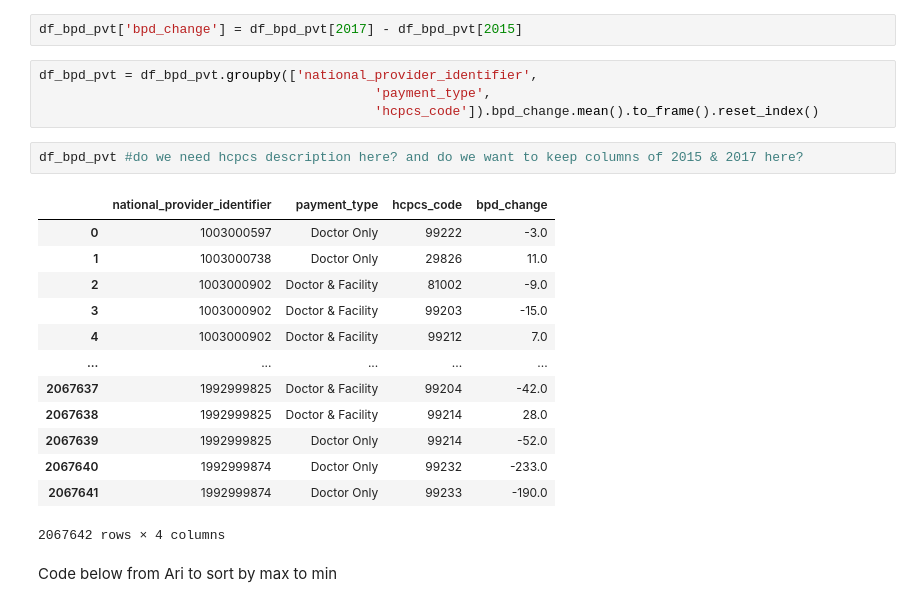
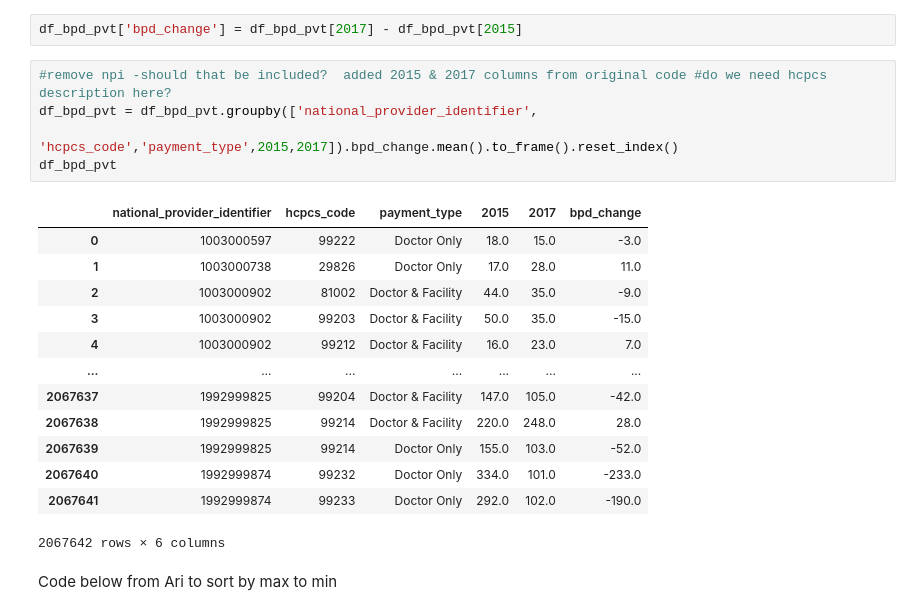
Before and after one commit to arikhursheed/healthcare-bluebook-phoenix, a Jupyter notebook: notebooks/hcbb_eda.ipynb, the cells around one changed output. Cells and saved outputs as stored; diff of their text form.

```diff
--- a/notebooks/hcbb_eda.ipynb
+++ b/notebooks/hcbb_eda.ipynb
@@ -248,26 +248,25 @@ df_bpd_pvt.shape
 Create column of bpd_change from 2015 to 2017
 # %%
 df_bpd_pvt['bpd_change'] = df_bpd_pvt[2017] - df_bpd_pvt[2015]
-# %%
-df_bpd_pvt = df_bpd_pvt.groupby(['national_provider_identifier',
-                                           'payment_type',
-                                           'hcpcs_code']).bpd_change.mean().to_frame().reset_index()
-# %%
-df_bpd_pvt #do we need hcpcs description here? and do we want to keep columns of 2015 & 2017 here?
-# %% [output]
-|  | national_provider_identifier | payment_type | hcpcs_code | bpd_change |
-| 0 | 1003000597 | Doctor Only | 99222 | -3.0 |
-| 1 | 1003000738 | Doctor Only | 29826 | 11.0 |
-| 2 | 1003000902 | Doctor & Facility | 81002 | -9.0 |
-| 3 | 1003000902 | Doctor & Facility | 99203 | -15.0 |
-| 4 | 1003000902 | Doctor & Facility | 99212 | 7.0 |
-| ... | ... | ... | ... | ... |
-| 2067637 | 1992999825 | Doctor & Facility | 99204 | -42.0 |
-| 2067638 | 1992999825 | Doctor & Facility | 99214 | 28.0 |
-| 2067639 | 1992999825 | Doctor Only | 99214 | -52.0 |
-| 2067640 | 1992999874 | Doctor Only | 99232 | -233.0 |
-| 2067641 | 1992999874 | Doctor Only | 99233 | -190.0 |
-2067642 rows × 4 columns
+# %%
+#remove npi -should that be included?  added 2015 & 2017 columns from original code #do we need hcpcs description here?
+df_bpd_pvt = df_bpd_pvt.groupby(['national_provider_identifier',
+                                 'hcpcs_code','payment_type',2015,2017]).bpd_change.mean().to_frame().reset_index()
+df_bpd_pvt
+# %% [output]
+|  | national_provider_identifier | hcpcs_code | payment_type | 2015 | 2017 | bpd_change |
+| 0 | 1003000597 | 99222 | Doctor Only | 18.0 | 15.0 | -3.0 |
+| 1 | 1003000738 | 29826 | Doctor Only | 17.0 | 28.0 | 11.0 |
+| 2 | 1003000902 | 81002 | Doctor & Facility | 44.0 | 35.0 | -9.0 |
+| 3 | 1003000902 | 99203 | Doctor & Facility | 50.0 | 35.0 | -15.0 |
+| 4 | 1003000902 | 99212 | Doctor & Facility | 16.0 | 23.0 | 7.0 |
+| ... | ... | ... | ... | ... | ... | ... |
+| 2067637 | 1992999825 | 99204 | Doctor & Facility | 147.0 | 105.0 | -42.0 |
+| 2067638 | 1992999825 | 99214 | Doctor & Facility | 220.0 | 248.0 | 28.0 |
+| 2067639 | 1992999825 | 99214 | Doctor Only | 155.0 | 103.0 | -52.0 |
+| 2067640 | 1992999874 | 99232 | Doctor Only | 334.0 | 101.0 | -233.0 |
+| 2067641 | 1992999874 | 99233 | Doctor Only | 292.0 | 102.0 | -190.0 |
+2067642 rows × 6 columns
 # %% [markdown]
 Code below from Ari to sort by max to min
 # %%
```
Also changed, not shown: parts of 8 cells of this notebook.
